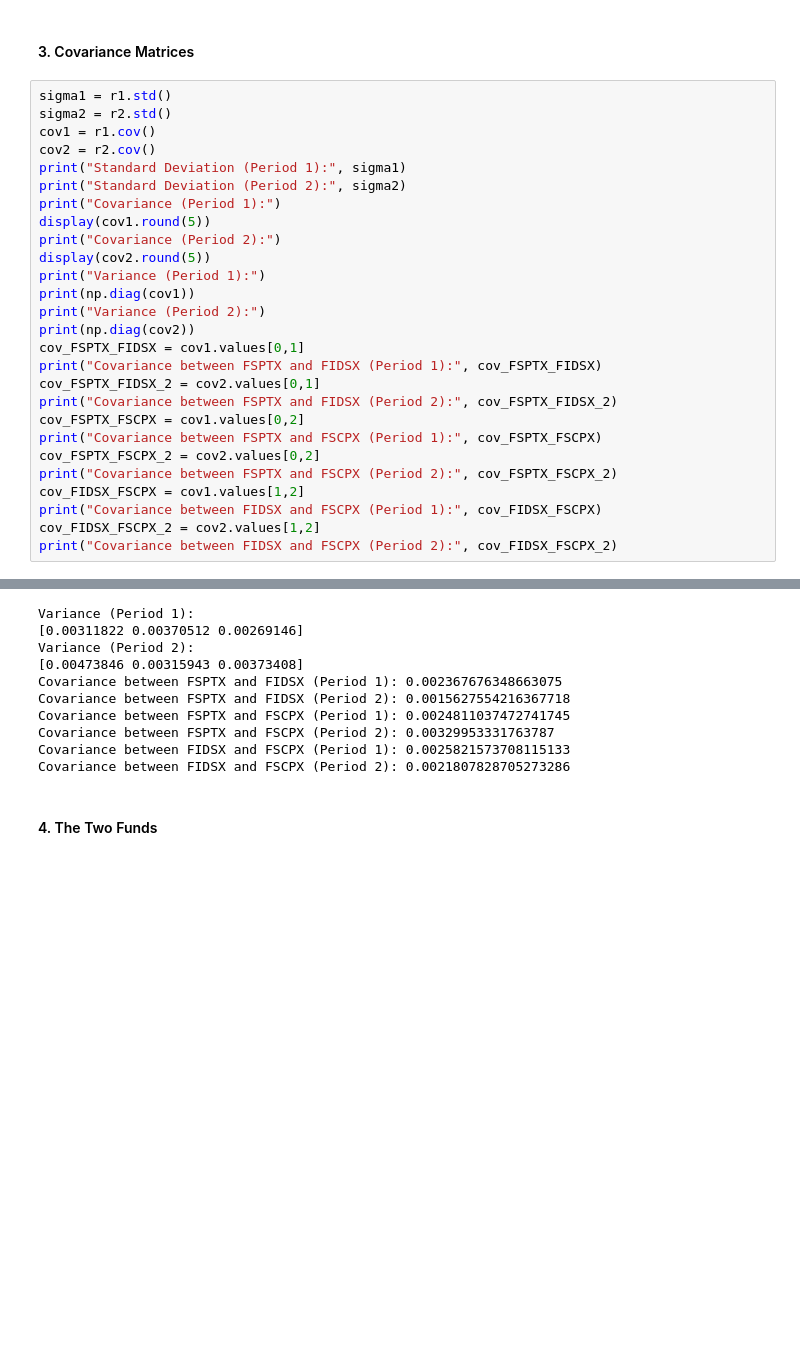
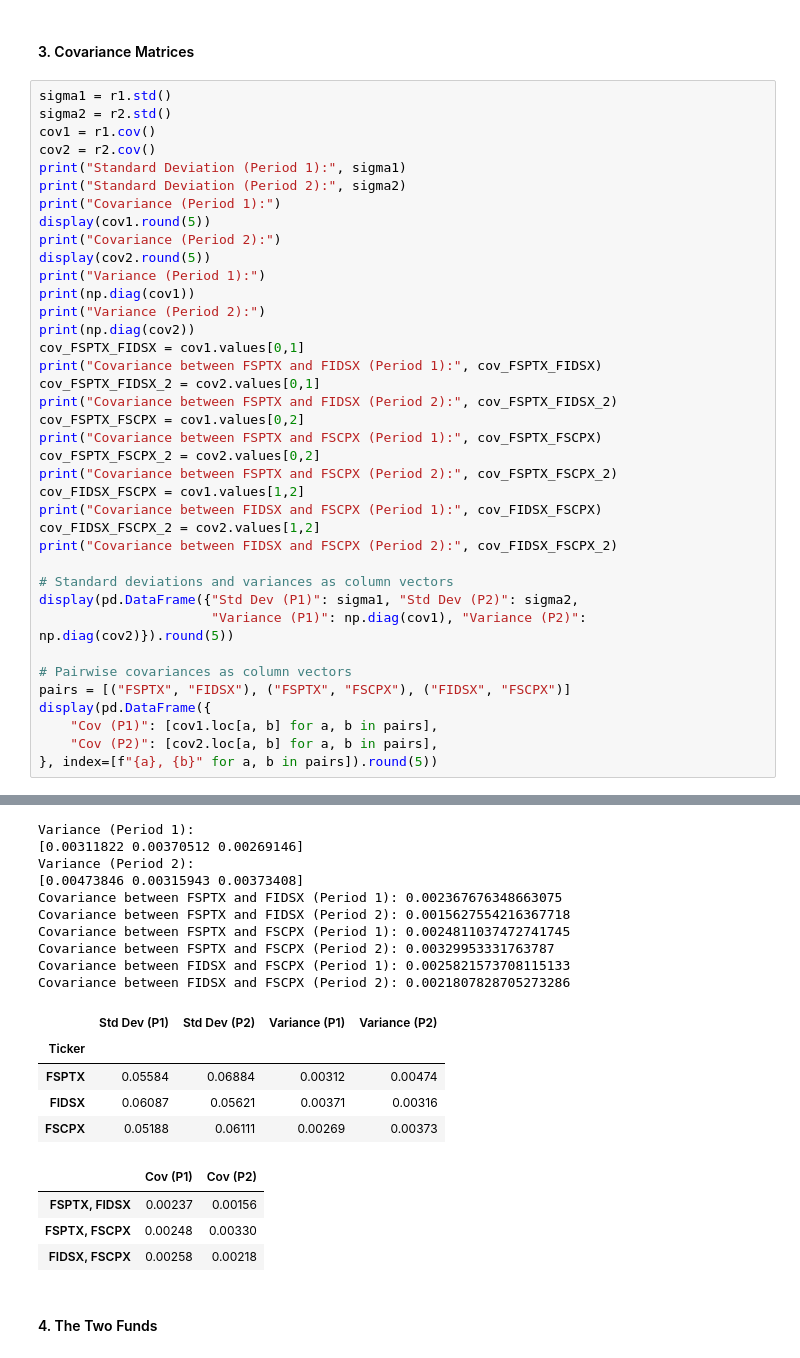
Before and after one commit to ctorello17/Project1, a Jupyter notebook: project1.ipynb, the cells around one changed output, grey strips where cells are left out. Cells and saved outputs as stored; diff of their text form; blank space fills up the shorter version.

```diff
--- a/project1.ipynb
+++ b/project1.ipynb
@@ -368,39 +372,59 @@ cov_FIDSX_FSCPX = cov1.values[1,2]
 print("Covariance between FIDSX and FSCPX (Period 1):", cov_FIDSX_FSCPX)
 cov_FIDSX_FSCPX_2 = cov2.values[1,2]
 print("Covariance between FIDSX and FSCPX (Period 2):", cov_FIDSX_FSCPX_2)
+
+# Standard deviations and variances as column vectors
+display(pd.DataFrame({"Std Dev (P1)": sigma1, "Std Dev (P2)": sigma2,
+                      "Variance (P1)": np.diag(cov1), "Variance (P2)": np.diag(cov2)}).round(5))
+
+# Pairwise covariances as column vectors
+pairs = [("FSPTX", "FIDSX"), ("FSPTX", "FSCPX"), ("FIDSX", "FSCPX")]
+display(pd.DataFrame({
+    "Cov (P1)": [cov1.loc[a, b] for a, b in pairs],
+    "Cov (P2)": [cov2.loc[a, b] for a, b in pairs],
+}, index=[f"{a}, {b}" for a, b in pairs]).round(5))
 # %% [output]
 Standard Deviation (Period 1): Ticker
 FSPTX    0.055841
 FIDSX    0.060870
 FSCPX    0.051879
 dtype: float64
 Standard Deviation (Period 2): Ticker
 FSPTX    0.068836
 FIDSX    0.056209
 FSCPX    0.061107
 dtype: float64
 Covariance (Period 1):
 | Ticker | FSPTX | FIDSX | FSCPX |
 | Ticker |  |  |  |
 | FSPTX | 0.00312 | 0.00237 | 0.00248 |
 | FIDSX | 0.00237 | 0.00371 | 0.00258 |
 | FSCPX | 0.00248 | 0.00258 | 0.00269 |
 Covariance (Period 2):
 | Ticker | FSPTX | FIDSX | FSCPX |
 | Ticker |  |  |  |
 | FSPTX | 0.00474 | 0.00156 | 0.00330 |
 | FIDSX | 0.00156 | 0.00316 | 0.00218 |
 | FSCPX | 0.00330 | 0.00218 | 0.00373 |
 Variance (Period 1):
 [0.00311822 0.00370512 0.00269146]
 Variance (Period 2):
 [0.00473846 0.00315943 0.00373408]
 Covariance between FSPTX and FIDSX (Period 1): 0.002367676348663075
 Covariance between FSPTX and FIDSX (Period 2): 0.0015627554216367718
 Covariance between FSPTX and FSCPX (Period 1): 0.0024811037472741745
 Covariance between FSPTX and FSCPX (Period 2): 0.00329953331763787
 Covariance between FIDSX and FSCPX (Period 1): 0.0025821573708115133
 Covariance between FIDSX and FSCPX (Period 2): 0.0021807828705273286
+|  | Std Dev (P1) | Std Dev (P2) | Variance (P1) | Variance (P2) |
+| Ticker |  |  |  |  |
+| FSPTX | 0.05584 | 0.06884 | 0.00312 | 0.00474 |
+| FIDSX | 0.06087 | 0.05621 | 0.00371 | 0.00316 |
+| FSCPX | 0.05188 | 0.06111 | 0.00269 | 0.00373 |
+|  | Cov (P1) | Cov (P2) |
+| FSPTX, FIDSX | 0.00237 | 0.00156 |
+| FSPTX, FSCPX | 0.00248 | 0.00330 |
+| FIDSX, FSCPX | 0.00258 | 0.00218 |
 # %% [markdown]
 #### 4. The Two Funds
 # %%
```
Also changed, not shown: parts of 2 cells of this notebook.
